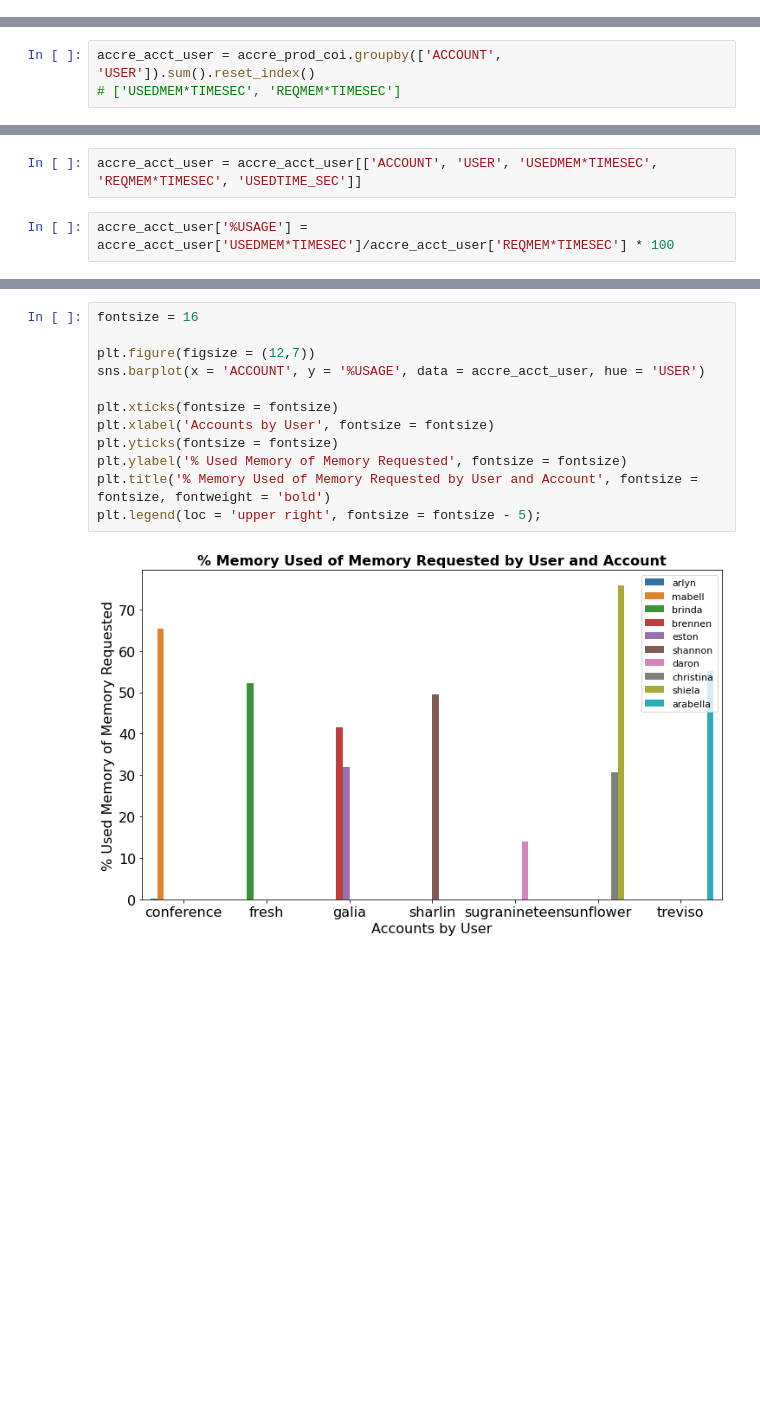
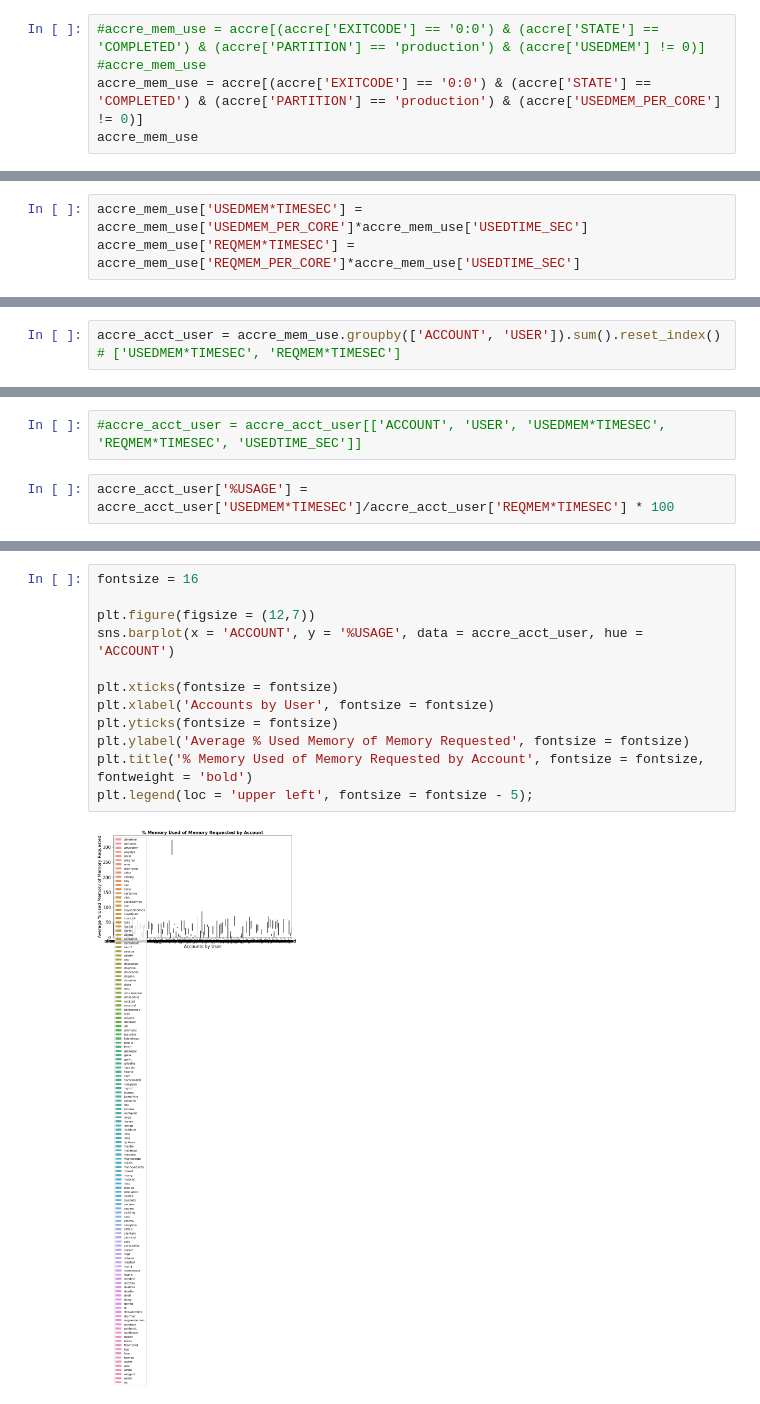
Before and after one commit to nss-data-science-cohort-4/dq2-accre-valkyries, a Jupyter notebook: notebooks/ONR_ACCRE_Q4_analysis.ipynb, the cells around one changed output, grey strips where cells are left out. Saved outputs shown, nothing was run; the diff lists cells and outputs as text; blank space fills up the shorter version.

Commit message:
Correct equation and graphs

```diff
--- a/notebooks/ONR_ACCRE_Q4_analysis.ipynb
+++ b/notebooks/ONR_ACCRE_Q4_analysis.ipynb
@@ -87,0 +55,5 @@ accre_prod_cplt_only.sort_values('USEDTIME_SEC' , ascending=False)
+# %%
+#accre_mem_use = accre[(accre['EXITCODE'] == '0:0') & (accre['STATE'] == 'COMPLETED') & (accre['PARTITION'] == 'production') & (accre['USEDMEM'] != 0)]
+#accre_mem_use
+accre_mem_use = accre[(accre['EXITCODE'] == '0:0') & (accre['STATE'] == 'COMPLETED') & (accre['PARTITION'] == 'production') & (accre['USEDMEM_PER_CORE'] != 0)]
+accre_mem_use
@@ -155,0 +155,3 @@ accre_prod_coi.head()
+# %%
+accre_mem_use['USEDMEM*TIMESEC'] = accre_mem_use['USEDMEM_PER_CORE']*accre_mem_use['USEDTIME_SEC']
+accre_mem_use['REQMEM*TIMESEC'] = accre_mem_use['REQMEM_PER_CORE']*accre_mem_use['USEDTIME_SEC']
@@ -253,4 +189,4 @@ accre_prod_coi.head(20)
 # %%
-accre_acct_user = accre_prod_coi.groupby(['ACCOUNT', 'USER']).sum().reset_index()
+accre_acct_user = accre_mem_use.groupby(['ACCOUNT', 'USER']).sum().reset_index()
 # ['USEDMEM*TIMESEC', 'REQMEM*TIMESEC']
 # %%
@@ -265,5 +208,5 @@ accre_acct_user.head()
 # %%
-accre_acct_user = accre_acct_user[['ACCOUNT', 'USER', 'USEDMEM*TIMESEC', 'REQMEM*TIMESEC', 'USEDTIME_SEC']]
+#accre_acct_user = accre_acct_user[['ACCOUNT', 'USER', 'USEDMEM*TIMESEC', 'REQMEM*TIMESEC', 'USEDTIME_SEC']]
 # %%
 accre_acct_user['%USAGE'] = accre_acct_user['USEDMEM*TIMESEC']/accre_acct_user['REQMEM*TIMESEC'] * 100
 # %%
@@ -297,14 +302,14 @@ accre_acct_user.sort_values(['ACCOUNT'], ascending=True)
 # %%
 fontsize = 16
 
 plt.figure(figsize = (12,7))
-sns.barplot(x = 'ACCOUNT', y = '%USAGE', data = accre_acct_user, hue = 'USER')
+sns.barplot(x = 'ACCOUNT', y = '%USAGE', data = accre_acct_user, hue = 'ACCOUNT')
 
 plt.xticks(fontsize = fontsize)
 plt.xlabel('Accounts by User', fontsize = fontsize)
 plt.yticks(fontsize = fontsize)
-plt.ylabel('% Used Memory of Memory Requested', fontsize = fontsize)
-plt.title('% Memory Used of Memory Requested by User and Account', fontsize = fontsize, fontweight = 'bold')
-plt.legend(loc = 'upper right', fontsize = fontsize - 5);
+plt.ylabel('Average % Used Memory of Memory Requested', fontsize = fontsize)
+plt.title('% Memory Used of Memory Requested by Account', fontsize = fontsize, fontweight = 'bold')
+plt.legend(loc = 'upper left', fontsize = fontsize - 5);
 # %% [output]
-[figure, old version]
+[figure, new version]
```
Also changed, not shown: parts of 36 cells of this notebook.
